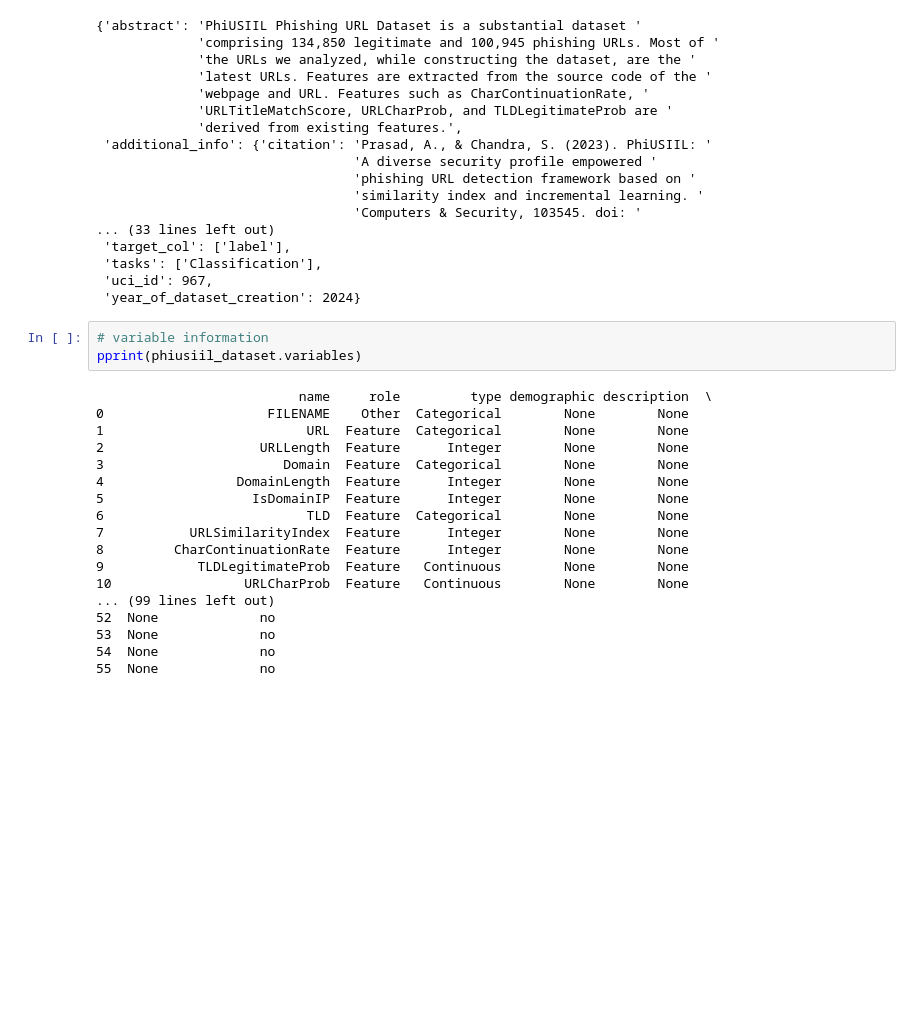
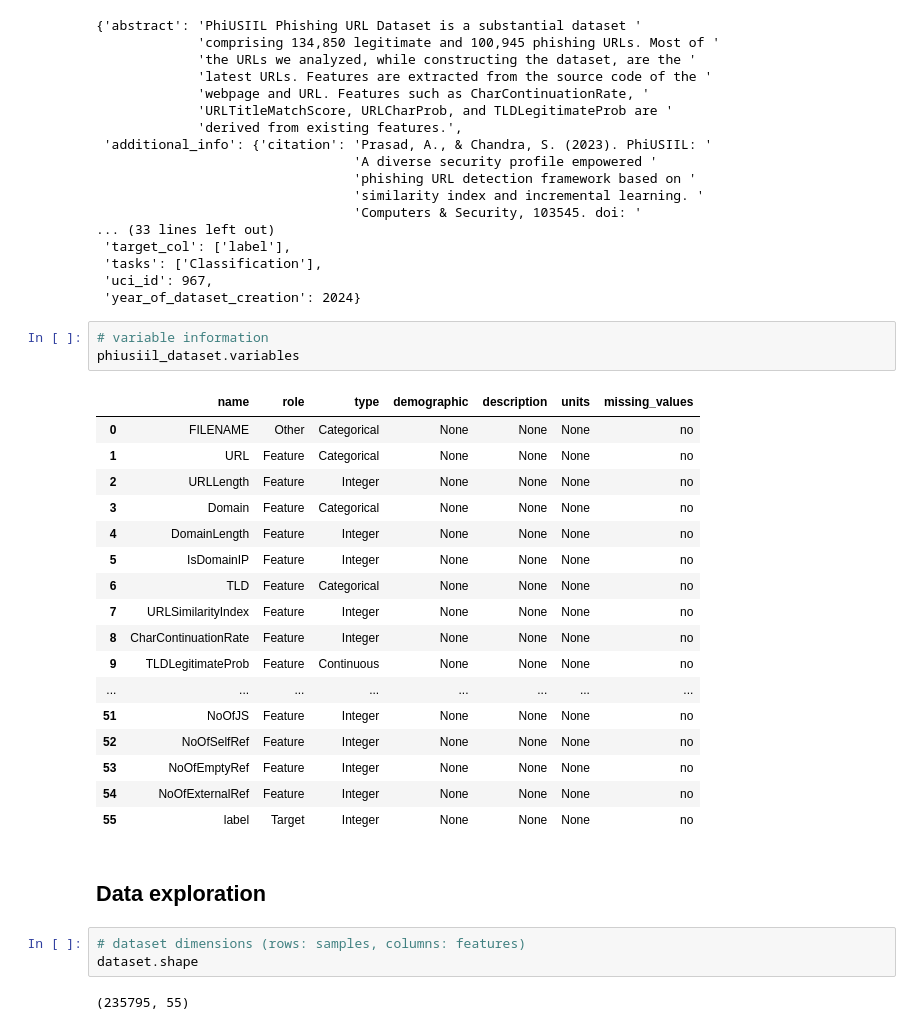
Before and after one commit to marcaureln/phishing-url, a Jupyter notebook: notebooks/1-initial-data-exploration.ipynb, the cells around one changed output. Saved outputs shown, nothing was run; the diff lists cells and outputs as text; blank space fills up the shorter version.

```diff
--- a/notebooks/1-initial-data-exploration.ipynb
+++ b/notebooks/1-initial-data-exploration.ipynb
@@ -61,22 +66,29 @@ pprint(phiusiil_dataset.metadata)
  'year_of_dataset_creation': 2024}
 # %%
 # variable information
-pprint(phiusiil_dataset.variables)
+phiusiil_dataset.variables
 # %% [output]
-                          name     role         type demographic description  \
-0                     FILENAME    Other  Categorical        None        None
-1                          URL  Feature  Categorical        None        None
-2                    URLLength  Feature      Integer        None        None
-3                       Domain  Feature  Categorical        None        None
-4                 DomainLength  Feature      Integer        None        None
-5                   IsDomainIP  Feature      Integer        None        None
-6                          TLD  Feature  Categorical        None        None
-7           URLSimilarityIndex  Feature      Integer        None        None
-8         CharContinuationRate  Feature      Integer        None        None
-9            TLDLegitimateProb  Feature   Continuous        None        None
-10                 URLCharProb  Feature   Continuous        None        None
-... (99 lines left out)
-52  None             no
-53  None             no
-54  None             no
-55  None             no
+|  | name | role | type | demographic | description | units | missing_values |
+| 0 | FILENAME | Other | Categorical | None | None | None | no |
+| 1 | URL | Feature | Categorical | None | None | None | no |
+| 2 | URLLength | Feature | Integer | None | None | None | no |
+| 3 | Domain | Feature | Categorical | None | None | None | no |
+| 4 | DomainLength | Feature | Integer | None | None | None | no |
+| 5 | IsDomainIP | Feature | Integer | None | None | None | no |
+| 6 | TLD | Feature | Categorical | None | None | None | no |
+| 7 | URLSimilarityIndex | Feature | Integer | None | None | None | no |
+| 8 | CharContinuationRate | Feature | Integer | None | None | None | no |
+| 9 | TLDLegitimateProb | Feature | Continuous | None | None | None | no |
+| ... | ... | ... | ... | ... | ... | ... | ... |
+| 51 | NoOfJS | Feature | Integer | None | None | None | no |
+| 52 | NoOfSelfRef | Feature | Integer | None | None | None | no |
+| 53 | NoOfEmptyRef | Feature | Integer | None | None | None | no |
+| 54 | NoOfExternalRef | Feature | Integer | None | None | None | no |
+| 55 | label | Target | Integer | None | None | None | no |
+# %% [markdown]
+## Data exploration
+# %%
+# dataset dimensions (rows: samples, columns: features)
+dataset.shape
+# %% [output]
+(235795, 55)
```
Also changed, not shown: parts of 5 cells of this notebook.
